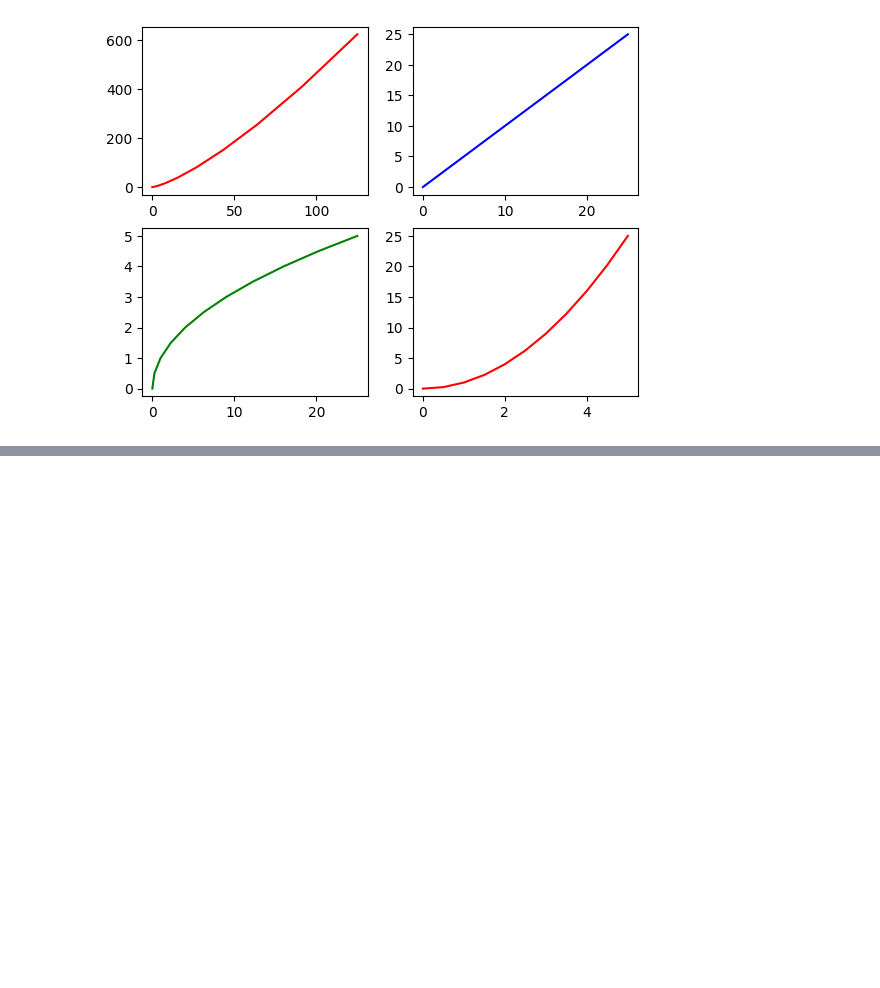
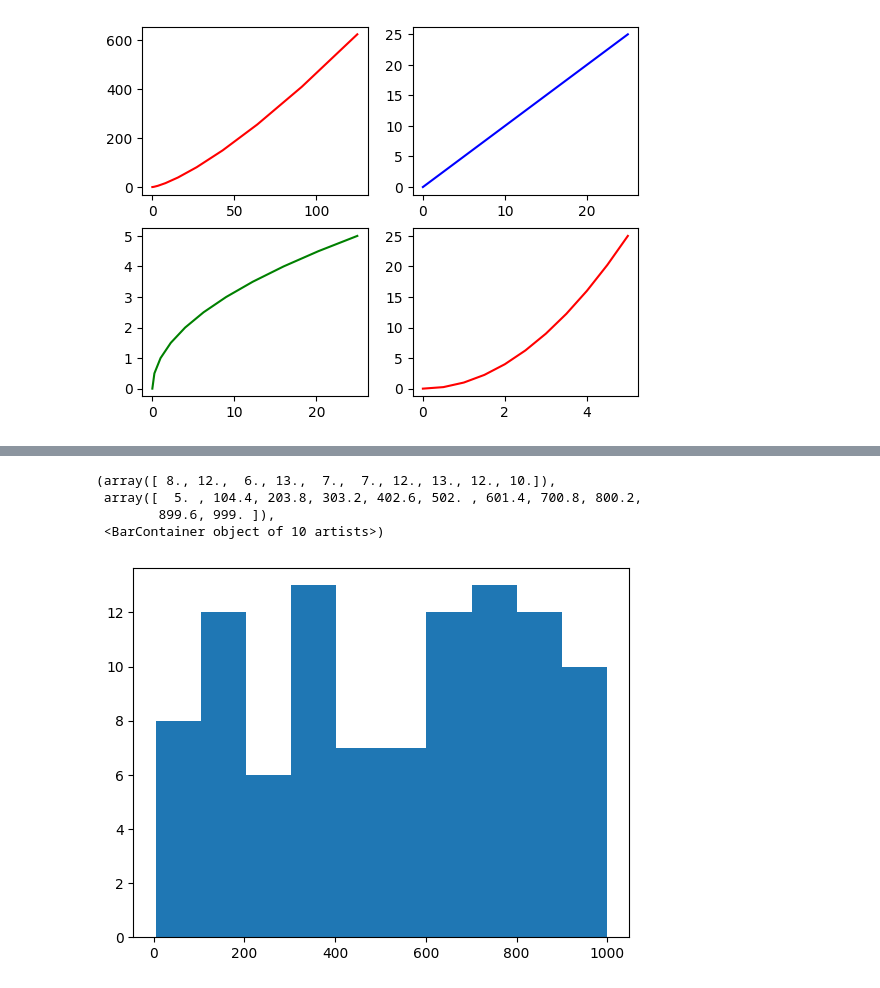
Before and after one commit to Ruhi1010/machine_learning, a Jupyter notebook: ml_library_basics/matplotlib/test.ipynb, the cells around one changed output, grey strips where cells are left out. Cells and saved outputs as stored; diff of their text form; code cells hidden in the pictures; blank space fills up the shorter version.

```diff
--- a/ml_library_basics/matplotlib/test.ipynb
+++ b/ml_library_basics/matplotlib/test.ipynb
@@ -37,0 +56,10 @@ plt.plot(x, y, 'r')
+# %%
+from random import sample
+data = sample(range(1, 1000), 100)
+plt.hist(data)
+# %% [output]
+(array([ 8., 12.,  6., 13.,  7.,  7., 12., 13., 12., 10.]),
+ array([  5. , 104.4, 203.8, 303.2, 402.6, 502. , 601.4, 700.8, 800.2,
+        899.6, 999. ]),
+ <BarContainer object of 10 artists>)
+[figure, added]
```
Also changed, not shown: parts of 14 cells of this notebook, 2 other files.
